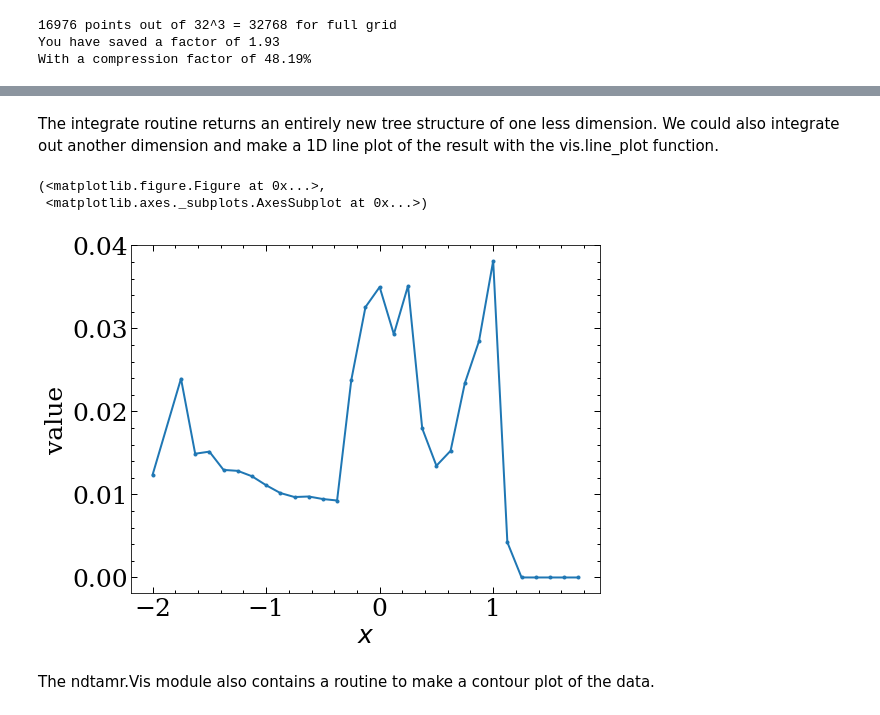
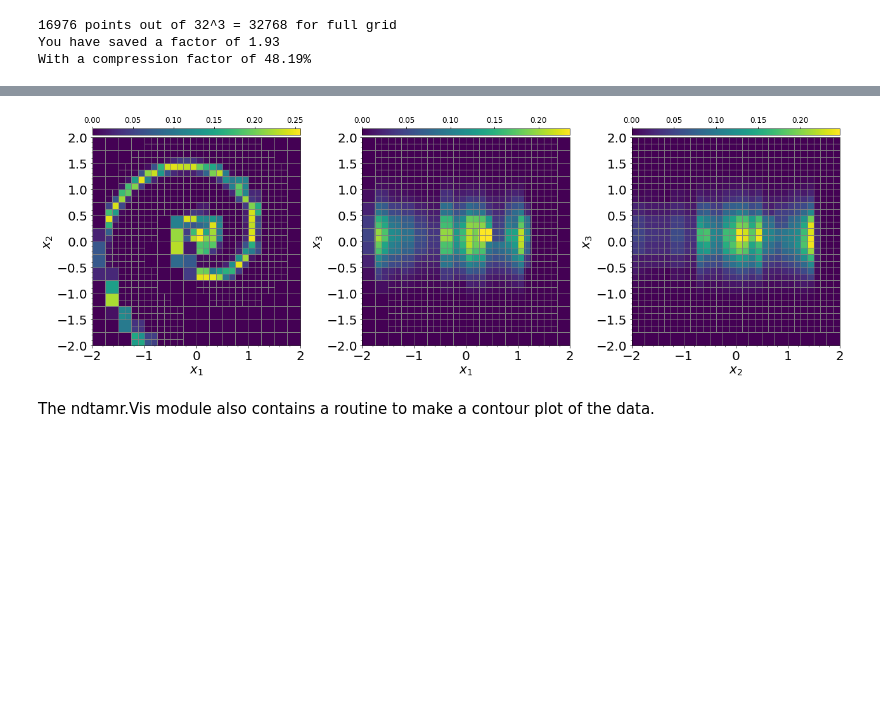
Before and after one commit to adamdempsey90/NDTAMR, a Jupyter notebook: examples/SpiralExample.ipynb, the cells around one changed output, grey strips where cells are left out. Cells and saved outputs as stored; diff of their text form; code cells hidden in the pictures; blank space fills up the shorter version.

Commit message:
Updated vis integrate routine.

```diff
--- a/examples/SpiralExample.ipynb
+++ b/examples/SpiralExample.ipynb
@@ -179,11 +164,10 @@ vis.plot(t_2d,grid=True)
-# %% [markdown]
-The integrate routine returns an entirely new tree structure of one less dimension. We could also integrate out another dimension and make a 1D line plot of the result with the vis.line_plot function.
-# %%
-t_1d = nd.integrate(t_2d,dim=-1)
-vis.line_plot(t_1d,grid=True)
-# %% [output]
-(<matplotlib.figure.Figure at 0x...>,
- <matplotlib.axes._subplots.AxesSubplot at 0x...>)
-[figure, removed]
+# %%
+fig,axes = plt.subplots(1,3,figsize=(18,6))
+vis.plot(t,grid=True,dims=[0,1],integrate=2,fig=fig,ax=axes[0]);
+vis.plot(t,grid=True,dims=[0,2],integrate=1,fig=fig,ax=axes[1]);
+vis.plot(t,grid=True,dims=[1,2],integrate=0,fig=fig,ax=axes[2]);
+fig.tight_layout()
+# %% [output]
+[figure, added]
 # %% [markdown]
 The ndtamr.Vis module also contains a routine to make a contour plot of the data.
```
Also changed, not shown: parts of 10 cells of this notebook, 4 other files.
